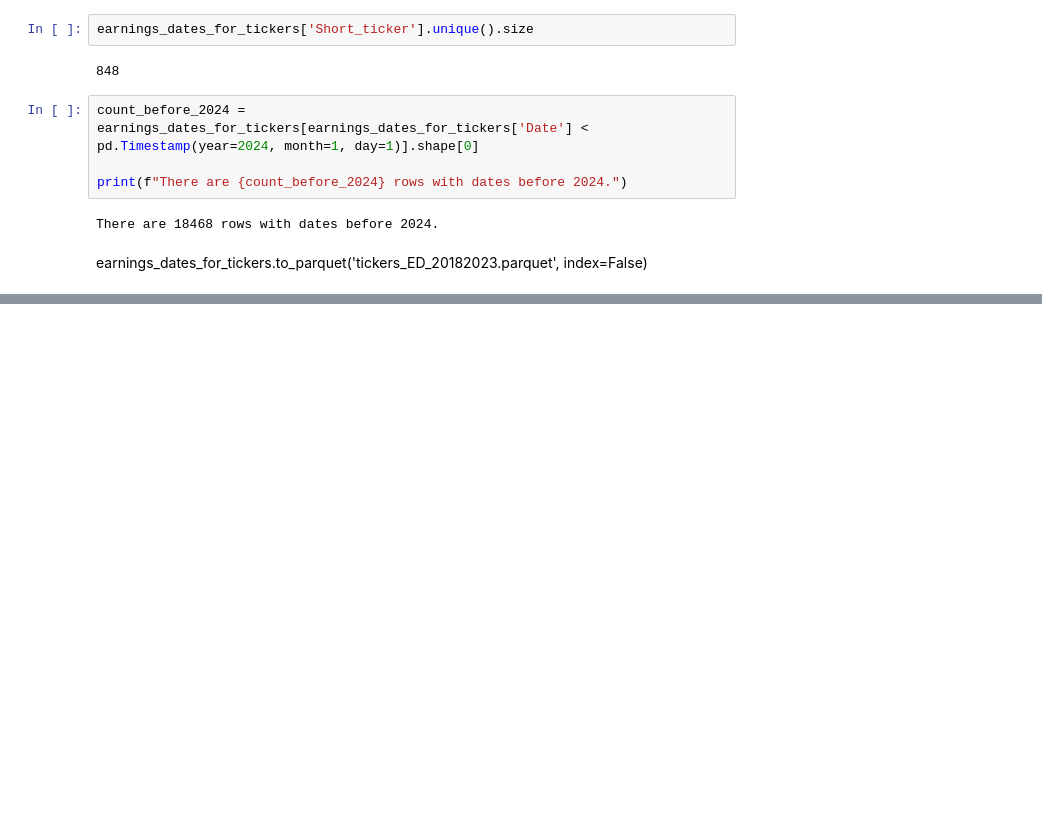
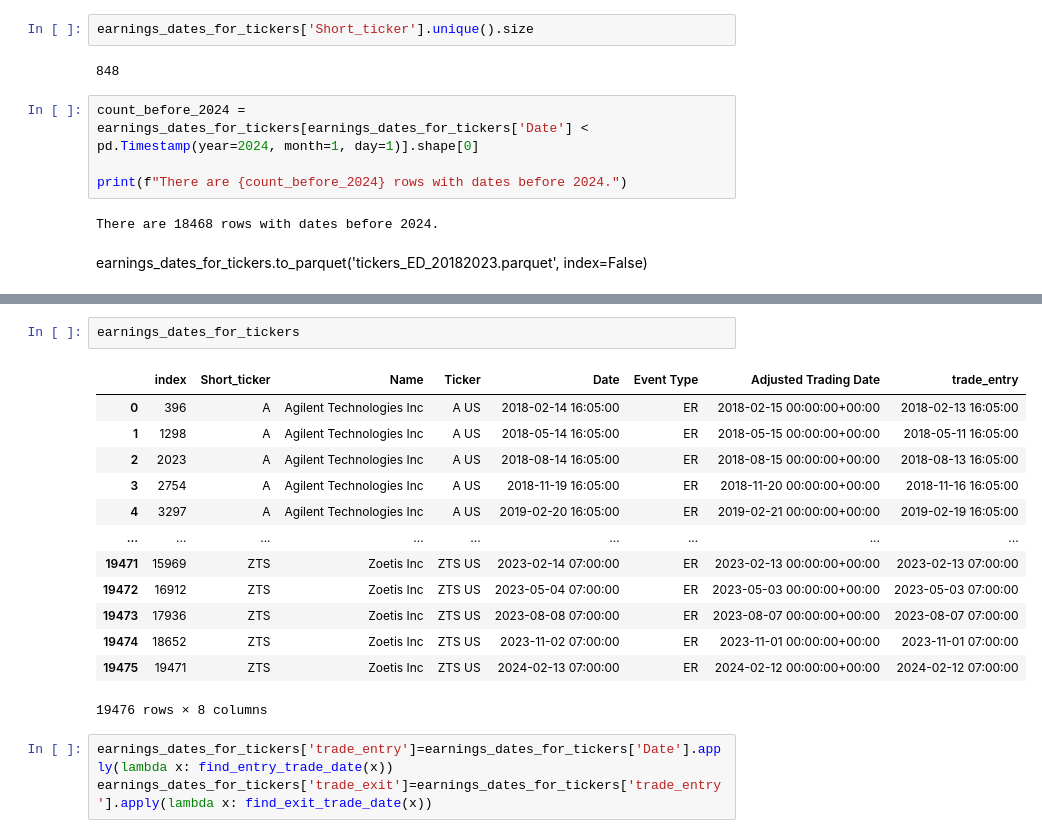
Before and after one commit to shreyjain-uchicago/ProjectLab_Spring-24_HullTactical, a Jupyter notebook: earning_dates.ipynb, the cells around one changed output, grey strips where cells are left out. Cells and saved outputs as stored; diff of their text form; blank space fills up the shorter version.

```diff
--- a/earning_dates.ipynb
+++ b/earning_dates.ipynb
@@ -151,0 +202,19 @@ earnings_dates_for_tickers.to_parquet('tickers_ED_20182023.parquet', index=False
+# %%
+earnings_dates_for_tickers
+# %% [output]
+|  | index | Short_ticker | Name | Ticker | Date | Event Type | Adjusted Trading Date | trade_entry |
+| 0 | 396 | A | Agilent Technologies Inc | A US | 2018-02-14 16:05:00 | ER | 2018-02-15 00:00:00+00:00 | 2018-02-13 16:05:00 |
+| 1 | 1298 | A | Agilent Technologies Inc | A US | 2018-05-14 16:05:00 | ER | 2018-05-15 00:00:00+00:00 | 2018-05-11 16:05:00 |
+| 2 | 2023 | A | Agilent Technologies Inc | A US | 2018-08-14 16:05:00 | ER | 2018-08-15 00:00:00+00:00 | 2018-08-13 16:05:00 |
+| 3 | 2754 | A | Agilent Technologies Inc | A US | 2018-11-19 16:05:00 | ER | 2018-11-20 00:00:00+00:00 | 2018-11-16 16:05:00 |
+| 4 | 3297 | A | Agilent Technologies Inc | A US | 2019-02-20 16:05:00 | ER | 2019-02-21 00:00:00+00:00 | 2019-02-19 16:05:00 |
+| ... | ... | ... | ... | ... | ... | ... | ... | ... |
+| 19471 | 15969 | ZTS | Zoetis Inc | ZTS US | 2023-02-14 07:00:00 | ER | 2023-02-13 00:00:00+00:00 | 2023-02-13 07:00:00 |
+| 19472 | 16912 | ZTS | Zoetis Inc | ZTS US | 2023-05-04 07:00:00 | ER | 2023-05-03 00:00:00+00:00 | 2023-05-03 07:00:00 |
+| 19473 | 17936 | ZTS | Zoetis Inc | ZTS US | 2023-08-08 07:00:00 | ER | 2023-08-07 00:00:00+00:00 | 2023-08-07 07:00:00 |
+| 19474 | 18652 | ZTS | Zoetis Inc | ZTS US | 2023-11-02 07:00:00 | ER | 2023-11-01 00:00:00+00:00 | 2023-11-01 07:00:00 |
+| 19475 | 19471 | ZTS | Zoetis Inc | ZTS US | 2024-02-13 07:00:00 | ER | 2024-02-12 00:00:00+00:00 | 2024-02-12 07:00:00 |
+19476 rows × 8 columns
+# %%
+earnings_dates_for_tickers['trade_entry']=earnings_dates_for_tickers['Date'].apply(lambda x: find_entry_trade_date(x))
+earnings_dates_for_tickers['trade_exit']=earnings_dates_for_tickers['trade_entry'].apply(lambda x: find_exit_trade_date(x))
```
Also changed, not shown: parts of 4 cells of this notebook.
